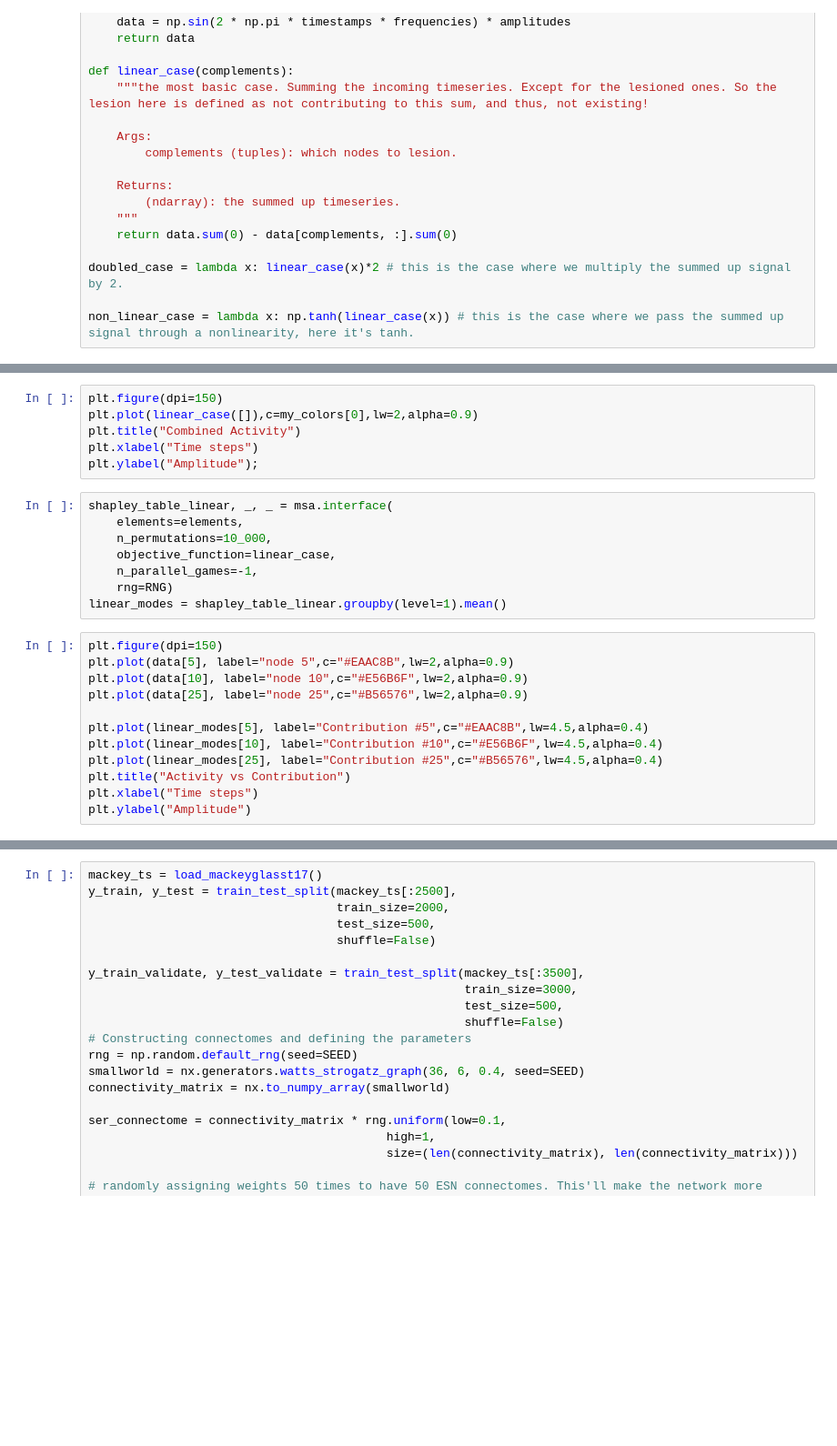
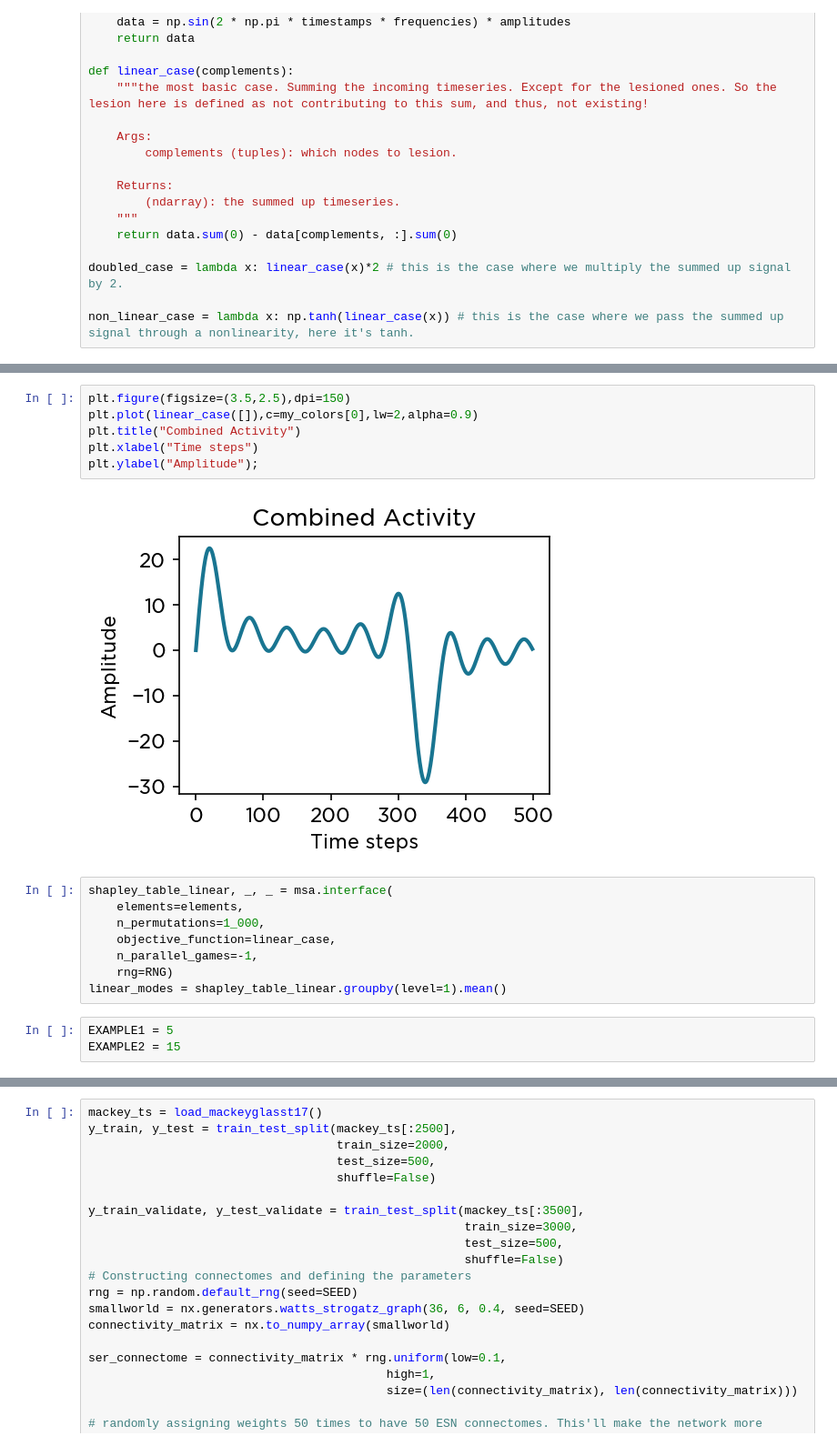
Before and after one commit to kuffmode/Neural-activity-vs-causal-contributions, a Jupyter notebook: causal_modes.ipynb, the cells around one changed output, grey strips where cells are left out. Shown at 91% size. Drawn from its saved outputs; the diff is of its cells as text; blank space fills up the shorter version.

```diff
--- a/causal_modes.ipynb
+++ b/causal_modes.ipynb
@@ -92,26 +97,19 @@ plt.ylabel("Amplitude");
 # %%
-plt.figure(dpi=150)
+plt.figure(figsize=(3.5,2.5),dpi=150)
 plt.plot(linear_case([]),c=my_colors[0],lw=2,alpha=0.9)
 plt.title("Combined Activity")
 plt.xlabel("Time steps")
 plt.ylabel("Amplitude");
+# %% [output]
+[figure, added]
 # %%
 shapley_table_linear, _, _ = msa.interface(
     elements=elements,
-    n_permutations=10_000,
+    n_permutations=1_000,
     objective_function=linear_case,
     n_parallel_games=-1,
     rng=RNG)
 linear_modes = shapley_table_linear.groupby(level=1).mean()
-# %%
-plt.figure(dpi=150)
-plt.plot(data[5], label="node 5",c="#EAAC8B",lw=2,alpha=0.9)
-plt.plot(data[10], label="node 10",c="#E56B6F",lw=2,alpha=0.9)
-plt.plot(data[25], label="node 25",c="#B56576",lw=2,alpha=0.9)
-
-plt.plot(linear_modes[5], label="Contribution #5",c="#EAAC8B",lw=4.5,alpha=0.4)
-plt.plot(linear_modes[10], label="Contribution #10",c="#E56B6F",lw=4.5,alpha=0.4)
-plt.plot(linear_modes[25], label="Contribution #25",c="#B56576",lw=4.5,alpha=0.4)
-plt.title("Activity vs Contribution")
-plt.xlabel("Time steps")
-plt.ylabel("Amplitude")
+# %%
+EXAMPLE1 = 5
+EXAMPLE2 = 15
```
Also changed, not shown: parts of 32 cells of this notebook.
